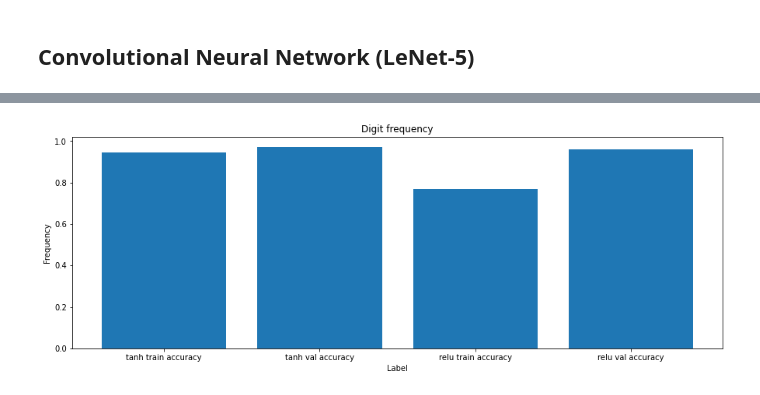
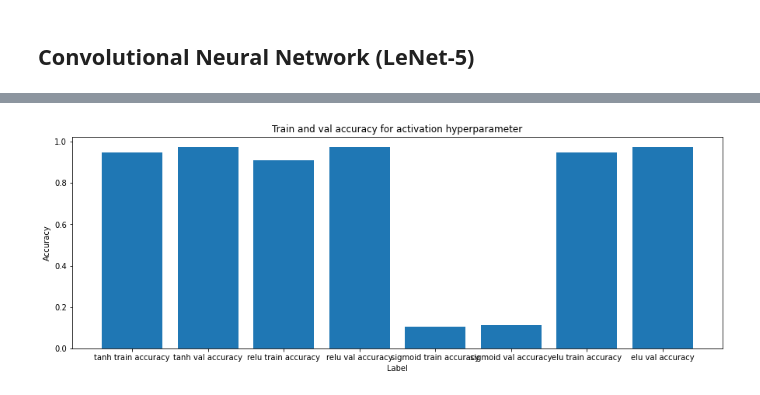
Before and after one commit to JohannaJo/INF264-project-3, a Jupyter notebook: Project 3.ipynb, the cells around one changed output, grey strips where cells are left out. Cells and saved outputs as stored; diff of their text form; code cells hidden in the pictures.

```diff
--- a/Project 3.ipynb
+++ b/Project 3.ipynb
@@ -463,10 +556,5 @@ def leNet_5_setup(activation_function):
 # %%
-# Test run of LeNet-5 model
-batch_size = 32
-epocs = 8
-leNet_model_tanh = leNet_5_setup(activation_function = 'tanh')
-tanh_leNet_history = leNet_model_tanh.fit(X_train_4d, y_train_onehot, validation_data=(X_val_4d, y_val_onehot), batch_size = batch_size, epochs = epocs, verbose = 1)
 leNet_model_relu = leNet_5_setup(activation_function = 'relu')
-relu_leNet_history = leNet_model_relu.fit(X_train_4d, y_train_onehot, validation_data=(X_val_4d, y_val_onehot), batch_size = batch_size, epochs = epocs, verbose = 1)
+relu_leNet_history = leNet_model_relu.fit(X_train_4d, y_train_onehot, validation_data=(X_val_4d, y_val_onehot), shuffle=False, batch_size = batch_size, epochs = epocs, verbose = 1)
 # %% [output]
 Epoch 1/8
@@ -488,0 +576,3 @@ Epoch 8/8
+# %%
+leNet_model_sigmoid = leNet_5_setup(activation_function = 'sigmoid')
+sigmoid_leNet_history = leNet_model_sigmoid.fit(X_train_4d, y_train_onehot, validation_data=(X_val_4d, y_val_onehot), shuffle=False, batch_size = batch_size, epochs = epocs, verbose = 1)
@@ -488,0 +635,3 @@ Epoch 8/8
+# %%
+leNet_model_elu = leNet_5_setup(activation_function = 'elu')
+elu_leNet_history = leNet_model_elu.fit(X_train_4d, y_train_onehot, validation_data=(X_val_4d, y_val_onehot), shuffle=False, batch_size = batch_size, epochs = epocs, verbose = 1)
@@ -492,15 +658,19 @@ acc_dict['tanh train accuracy'] = tanh_leNet_history.history['accuracy'][0]
 acc_dict['tanh val accuracy'] = tanh_leNet_history.history['val_accuracy'][0]
 acc_dict['relu train accuracy'] = relu_leNet_history.history['accuracy'][0]
 acc_dict['relu val accuracy'] = relu_leNet_history.history['val_accuracy'][0]
+acc_dict['sigmoid train accuracy'] = sigmoid_leNet_history.history['accuracy'][0]
+acc_dict['sigmoid val accuracy'] = sigmoid_leNet_history.history['val_accuracy'][0]
+acc_dict['elu train accuracy'] = elu_leNet_history.history['accuracy'][0]
+acc_dict['elu val accuracy'] = elu_leNet_history.history['val_accuracy'][0]
 # %%
 # Histogram
 names = list(acc_dict.keys())
 values = list(acc_dict.values())
 fig = plt.figure(figsize=(15,5))
 plt.bar(names, values)
 #plt.xticks(np.arange(0, 10))
-plt.ylabel('Frequency')
+plt.ylabel('Accuracy')
 plt.xlabel('Label')
-plt.title("Digit frequency");
+plt.title("Train and val accuracy for activation hyperparameter");
 # %% [output]
-[figure, old version]
+[figure, new version]
```
Also changed, not shown: parts of 13 cells of this notebook.
